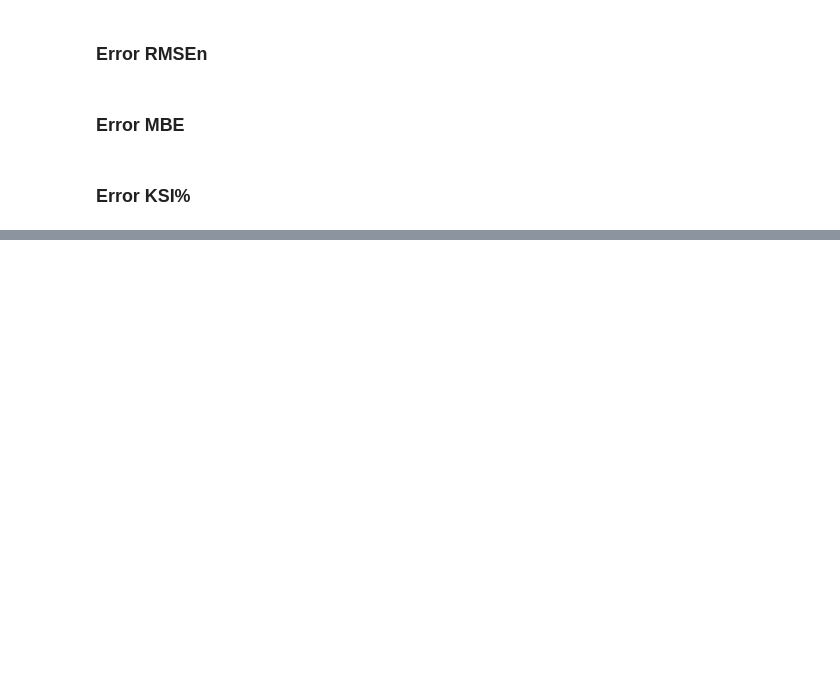
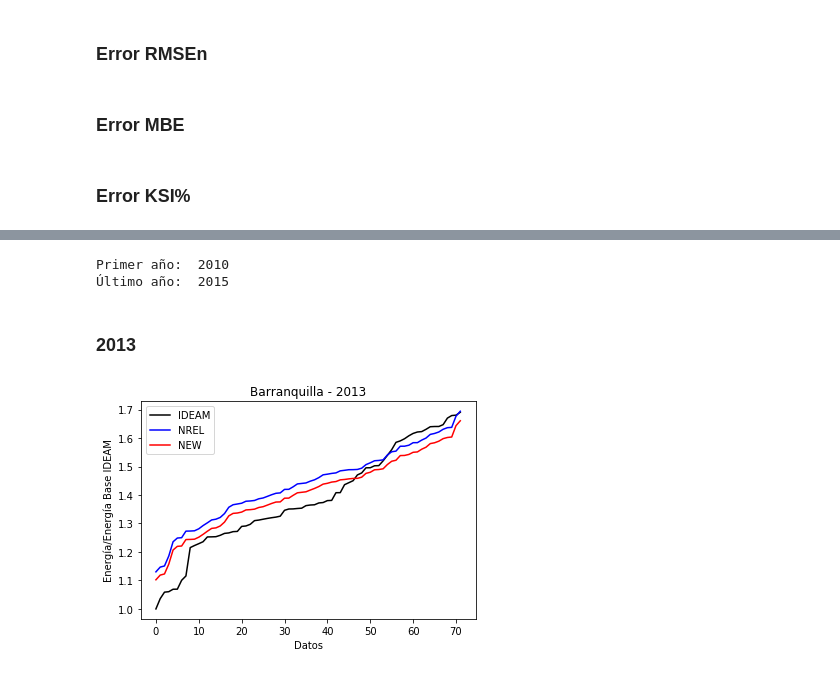
Before and after one commit to drodriguez32/Herramientas-Computacionales, a Jupyter notebook: 02_taller01/Taller_01.ipynb, the cells around one changed output, grey strips where cells are left out. Drawn from its saved outputs; the diff is of its cells as text; code cells hidden in the pictures; blank space fills up the shorter version.

Commit message:
Empecé a obtener datos para el análisis
Barranquilla, Cali, Carmen de Bolivar

Cree un .txt con los comandos para poder copiar y pegar

```diff
--- a/02_taller01/Taller_01.ipynb
+++ b/02_taller01/Taller_01.ipynb
@@ -317,0 +348,17 @@ El P-Value es: 0.460
+# %%
+# Importar datos CSV
+bar_OBJ, bar_REF, bar_EXTRA, bar_min_agno, bar_agnos = extract_data('Barranquilla')
+
+print("Primer año: ", bar_min_agno)
+print("Último año: ", bar_min_agno+bar_agnos-1)
+# %% [output]
+Primer año:  2010
+Último año:  2015
+# %% [markdown]
+### 2013
+# %%
+# Aplicar corrección MCP
+bar1_COR = mcp(bar_OBJ,bar_REF,bar_EXTRA,2013)
+# %%
+# Preparar datos
+bar1_IDEAM, bar1_NREL, bar1_NEW = prepare_data(bar_OBJ,bar_REF,bar1_COR,bar_min_agno,bar_agnos)
@@ -317,0 +369,5 @@ El P-Value es: 0.460
+# %%
+# Graficar datos
+graph_data('Barranquilla - 2013',bar1_IDEAM,bar1_NREL,bar1_NEW)
+# %% [output]
+[figure, added]
```
Also changed, not shown: parts of 58 cells of this notebook, 6 other files.
